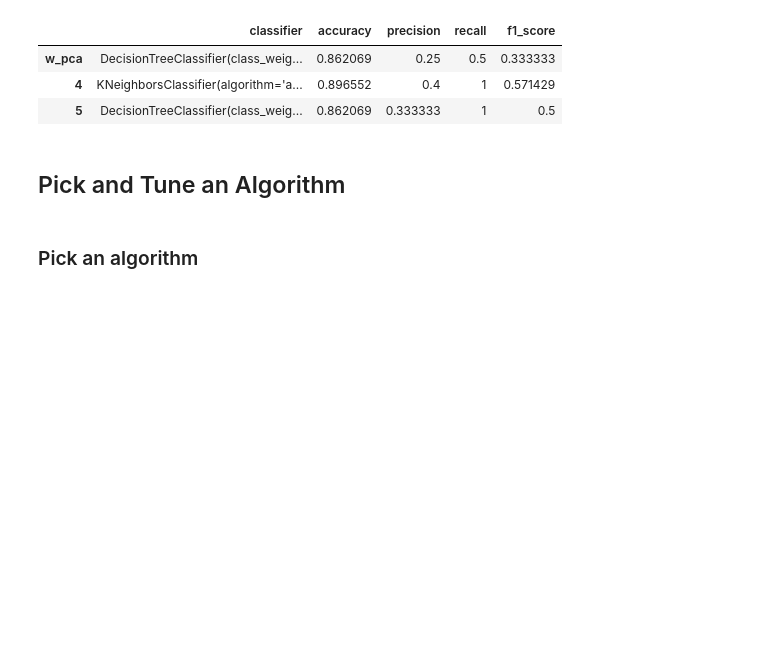
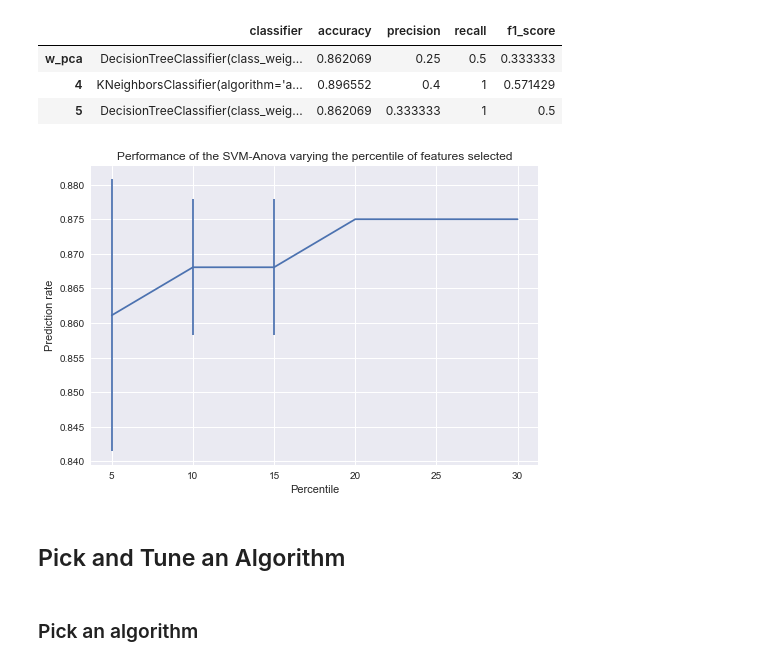
Before and after one commit to lizkalina/poi-classifier, a Jupyter notebook: Identify Fraud from Enron Email-V2.ipynb, the cells around one changed output. Cells and saved outputs as stored; diff of their text form; code cells hidden in the pictures; blank space fills up the shorter version.

```diff
--- a/Identify Fraud from Enron Email-V2.ipynb
+++ b/Identify Fraud from Enron Email-V2.ipynb
@@ -349,6 +351,54 @@ pd.concat([pca_metrics_df,passing_clfs])
 | w_pca | DecisionTreeClassifier(class_weig... | 0.862069 | 0.25 | 0.5 | 0.333333 |
 | 4 | KNeighborsClassifier(algorithm='a... | 0.896552 | 0.4 | 1 | 0.571429 |
 | 5 | DecisionTreeClassifier(class_weig... | 0.862069 | 0.333333 | 1 | 0.5 |
+# %%
+# Revision 2: Algorithm Performance with and without new features
+
+selector = SelectPercentile(f_classif,percentile = 100)
+selector.fit(data[new_cols],data['poi'])
+
+test_features = selector.transform(data[new_cols])
+test_labels = np.array(data['poi'])
+
+from sklearn import svm, feature_selection
+from sklearn.model_selection import cross_val_score
+from sklearn.pipeline import Pipeline
+
+# Format features and labels to feed into estimator
+X = test_features
+y = test_labels
+
+n_samples = len(y)
+X = X.reshape((n_samples, -1))
+
+# Create a feature-selection transform and an instance of SVM
+
+transform = feature_selection.SelectPercentile(feature_selection.f_classif)
+
+clf = Pipeline([('anova', transform), ('svc', svm.SVC(C=1.0))])
+
+# Plot the cross-validation score as a function of percentile of features
+score_means = list()
+score_stds = list()
+percentiles = (5, 10, 15, 20, 30)
+
+for percentile in percentiles:
+    clf.set_params(anova__percentile=percentile)
+    this_scores = cross_val_score(clf, X, y, n_jobs=1)
+    score_means.append(this_scores.mean())
+    score_stds.append(this_scores.std())
+
+plt.errorbar(percentiles, score_means, np.array(score_stds))
+
+plt.title(
+    'Performance of the SVM-Anova varying the percentile of features selected')
+plt.xlabel('Percentile')
+plt.ylabel('Prediction rate')
+
+plt.axis('tight')
+plt.show()
+# %% [output]
+[figure, added]
 # %% [markdown]
 ## Pick and Tune an Algorithm
 # %% [markdown]
```
Also changed, not shown: parts of 6 cells of this notebook.
